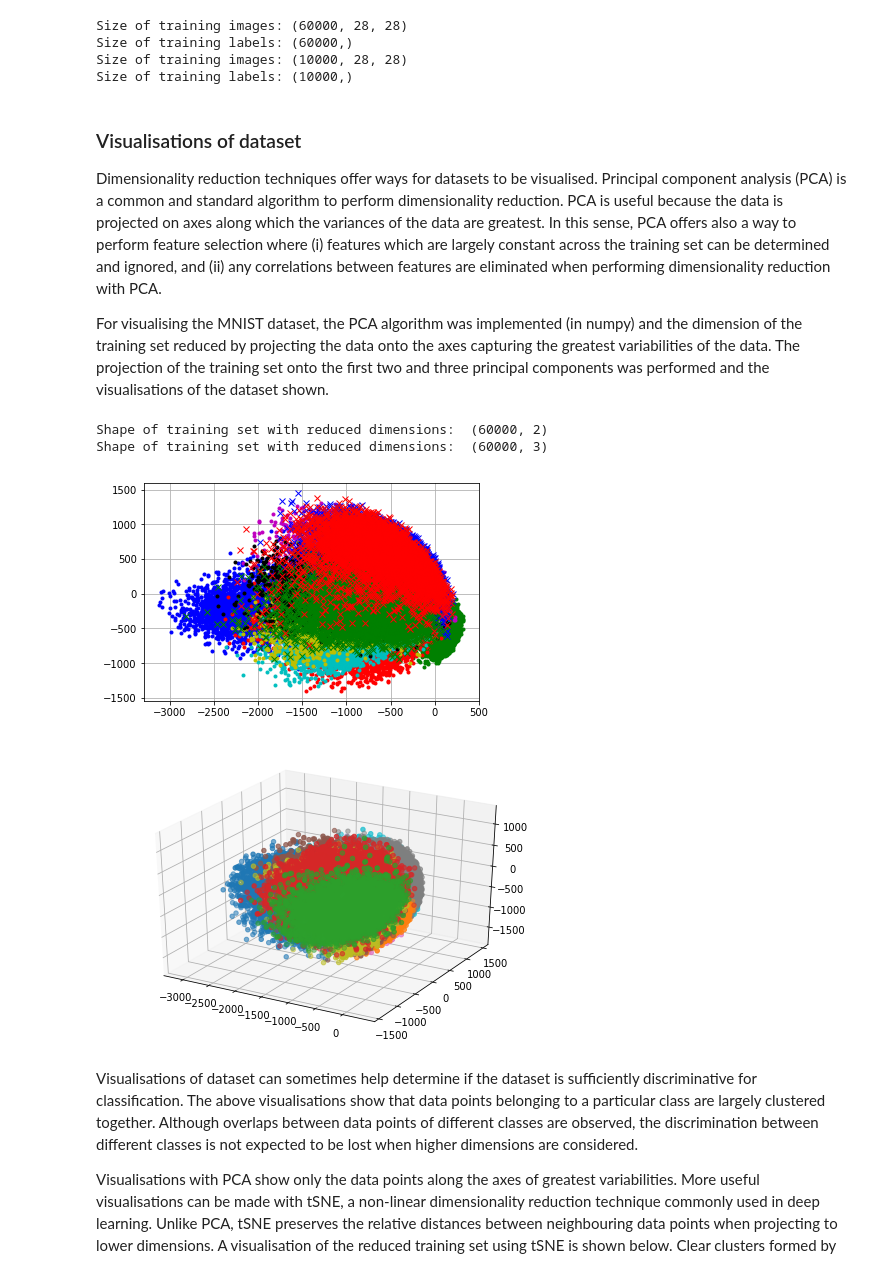
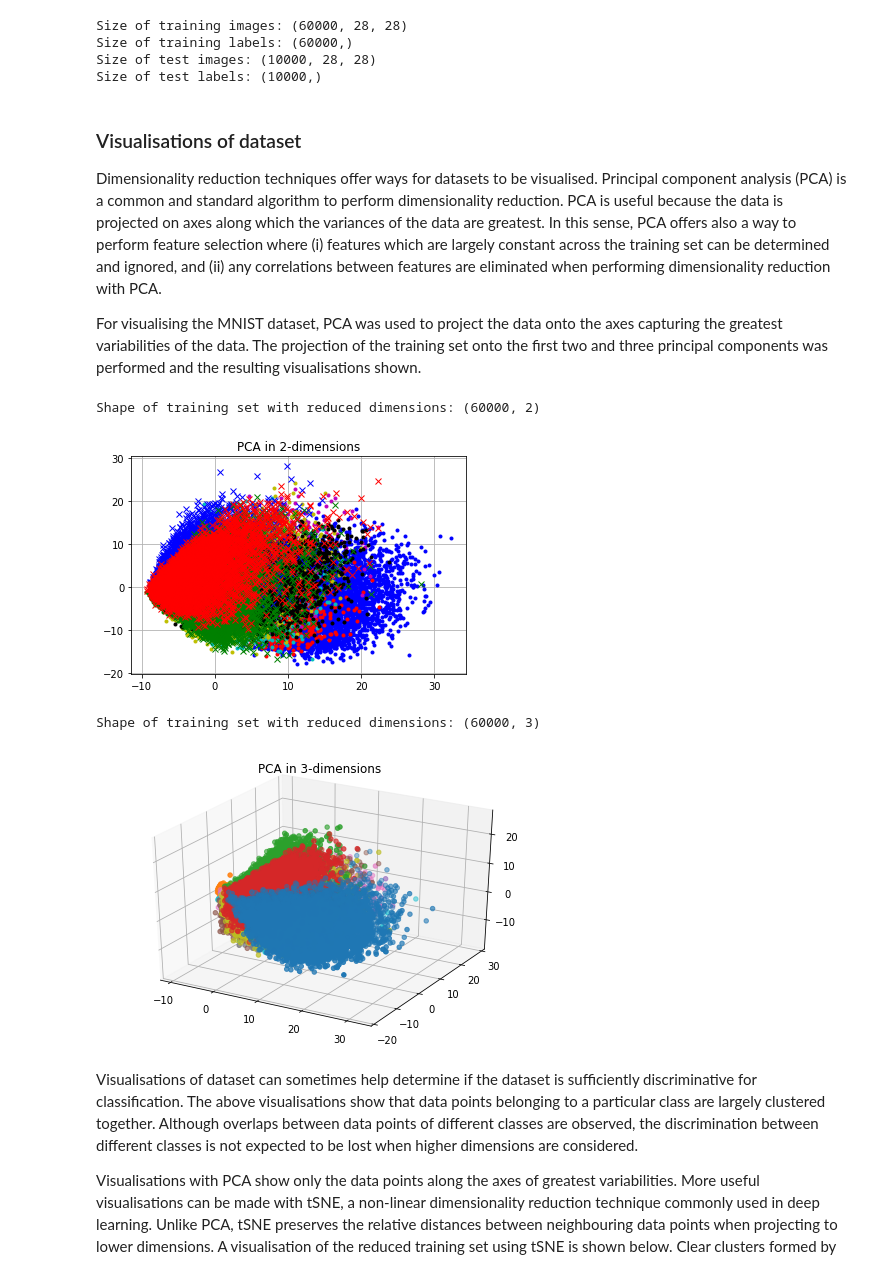
Before and after one commit to shfoo/neural-networks-for-images, a Jupyter notebook: Neural_networks_for_images.ipynb, the cells around one changed output. Saved outputs shown, nothing was run; the diff lists cells and outputs as text; code cells hidden in the pictures.

```diff
--- a/Neural_networks_for_images.ipynb
+++ b/Neural_networks_for_images.ipynb
@@ -35,59 +50,61 @@ Xtest, ytest = data['Xtest'] / 255, data['ytest']
 # Viewing the sizes of the training and test sets
 print('Size of training images:', Xtrain.shape)
 print('Size of training labels:', ytrain.shape)
-print('Size of training images:', Xtest.shape)
-print('Size of training labels:', ytest.shape)
+
+print('Size of test images:', Xtest.shape)
+print('Size of test labels:', ytest.shape)
 # %% [output]
 Size of training images: (60000, 28, 28)
 Size of training labels: (60000,)
-Size of training images: (10000, 28, 28)
-Size of training labels: (10000,)
+Size of test images: (10000, 28, 28)
+Size of test labels: (10000,)
 # %% [markdown]
 ### Visualisations of dataset
 
 Dimensionality reduction techniques offer ways for datasets to be visualised. Principal component analysis (PCA) is a common and standard algorithm to perform dimensionality reduction. PCA is useful because the data is projected on axes along which the variances of the data are greatest. In this sense, PCA offers also a way to perform feature selection where (i) features which are largely constant across the training set can be determined and ignored, and (ii) any correlations between features are eliminated when performing dimensionality reduction with PCA.
 
-For visualising the MNIST dataset, the PCA algorithm was implemented (in numpy) and the dimension of the training set reduced by projecting the data onto the axes capturing the greatest variabilities of the data. The projection of the training set onto the first two and three principal components was performed and the visualisations of the dataset shown.
+For visualising the MNIST dataset, PCA was used to project the data onto the axes capturing the greatest variabilities of the data. The projection of the training set onto the first two and three principal components was performed and the resulting visualisations shown.
+# %%
+from sklearn.preprocessing import StandardScaler
+from sklearn.decomposition import PCA
+
+# Dimensionality reduction of training set
+Xtrain_2d = PCA(n_components=2)\
+            .fit_transform(StandardScaler().fit_transform(Xtrain.reshape(Xtrain.shape[0], -1)))
+print('Shape of training set with reduced dimensions:', Xtrain_2d.shape)
+
+# 2-D visualisation of training set
+plt.figure()
+ax = plt.axes()
+pt_ = ['b.', 'g.', 'r.', 'c.', 'm.', 'y.', 'k.', 'bx', 'gx', 'rx']
+for c in range(10):
+    idx = np.nonzero(ytrain == c)
+    ax.plot(Xtrain_2d[idx, 0], Xtrain_2d[idx, 1], pt_[c])
+plt.title('PCA in 2-dimensions')
+plt.grid(True)
+plt.show()
+# %% [output]
+Shape of training set with reduced dimensions: (60000, 2)
+[figure, added]
 # %%
-# Reshaping the training and test images
-N, H, W = Xtrain.shape
-Xtrain = Xtrain.reshape(N, H*W)
-N, H, W = Xtest.shape
-Xtest = Xtest.reshape(N, H*W)
-
-from pca import PCA
-
-pca = PCA()
-
-pca.train(Xtrain)
-Xtrain_2d = pca.test(Xtrain, 2)
-Xtrain_3d = pca.test(Xtrain, 3)
-print('Shape of training set with reduced dimensions: ', Xtrain_2d.shape)
-print('Shape of training set with reduced dimensions: ', Xtrain_3d.shape)
-
-pt_ = ['b.', 'g.', 'r.', 'c.', 'm.', 'y.', 'k.', 'bx', 'gx', 'rx']
-# 2-D visualisation of training set
-plt.figure()
-ax = plt.axes()
-for c in range(10):
-    idx = np.nonzero(ytrain == c)
-    ax.plot(Xtrain_2d[idx, 0], Xtrain_2d[idx, 1], pt_[c])
-plt.grid(True)
-plt.show()
+# Dimensionality reduction of training set
+Xtrain_3d = PCA(n_components=3)\
+            .fit_transform(StandardScaler().fit_transform(Xtrain.reshape(Xtrain.shape[0], -1)))
+print('Shape of training set with reduced dimensions:', Xtrain_3d.shape)
 
 # 3-D visualisation of training set
 fig = plt.figure()
 ax = Axes3D(fig)
+pt_ = ['b.', 'g.', 'r.', 'c.', 'm.', 'y.', 'k.', 'bx', 'gx', 'rx']
 for c in range(10):
     idx = np.nonzero(ytrain == c)
     ax.scatter(Xtrain_3d[idx, 0], Xtrain_3d[idx, 1], Xtrain_3d[idx, 2], pt_[c])
+plt.title('PCA in 3-dimensions')
 plt.grid(True)
 plt.show()
 # %% [output]
-Shape of training set with reduced dimensions:  (60000, 2)
-Shape of training set with reduced dimensions:  (60000, 3)
+Shape of training set with reduced dimensions: (60000, 3)
-[figure, old version]
+[figure, new version]
-[figure, removed]
 # %% [markdown]
 Visualisations of dataset can sometimes help determine if the dataset is sufficiently discriminative for classification. The above visualisations show that data points belonging to a particular class are largely clustered together. Although overlaps between data points of different classes are observed, the discrimination between different classes is not expected to be lost when higher dimensions are considered.
 
```
Also changed, not shown: parts of 68 cells of this notebook, 12 other files.
